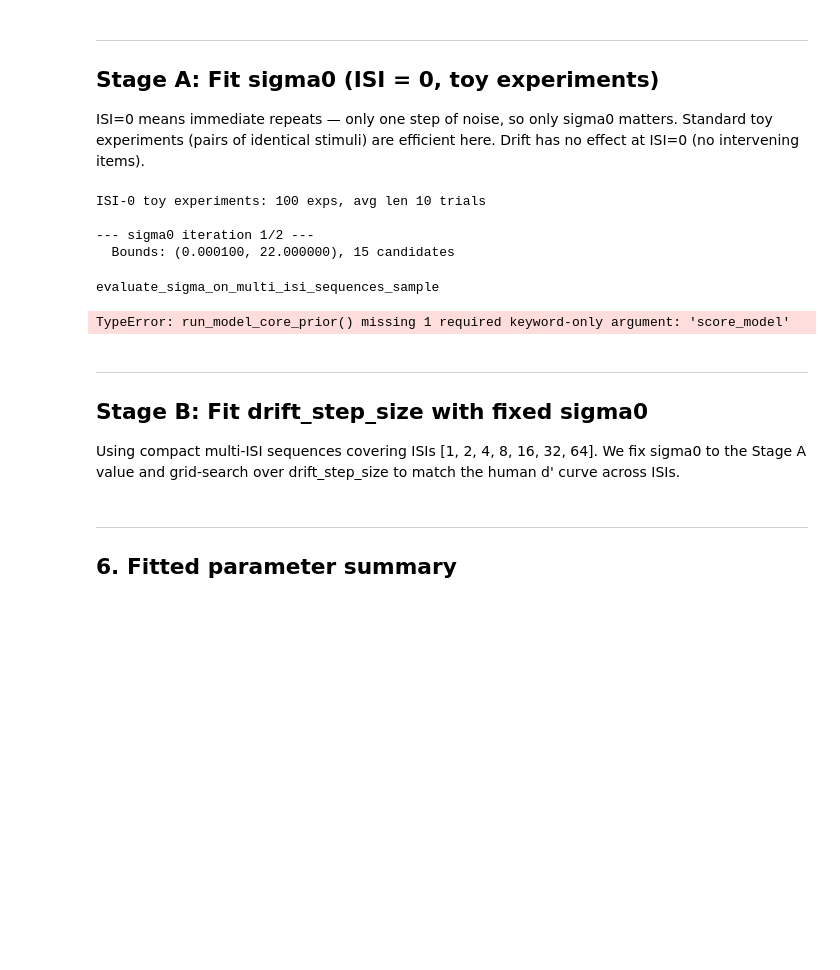
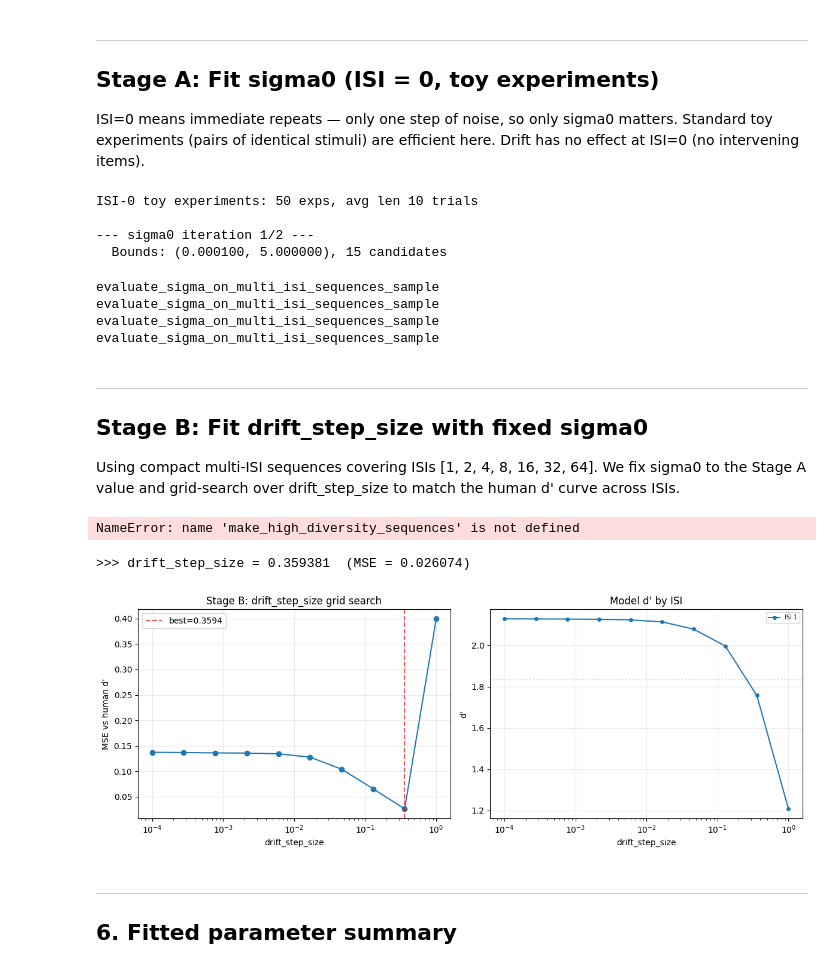
Before and after one commit to bjmedina/memory, a Jupyter notebook: notebooks/approximate_posterior_fitting.ipynb, the cells around one changed output. Drawn from its saved outputs; the diff is of its cells as text; code cells hidden in the pictures; blank space fills up the shorter version.

Commit message:
.... model seems like it works,,, but i want to see how each parameter works

```diff
--- a/notebooks/approximate_posterior_fitting.ipynb
+++ b/notebooks/approximate_posterior_fitting.ipynb
@@ -91,7 +93,7 @@ print(model_cfg)
 # %%
 # ---- experiment ----
 exp_cfg = model_cfg["experiment"]
-which_task = exp_cfg["which_task"]
+which_task = 2
 is_multi = exp_cfg["is_multi"]
 which_isi = exp_cfg.get("which_isi", None)
 
@@ -104,15 +106,15 @@ metric = model_cfg["metric"]
 noise_mode = "constant"
 
 # ---- representation: texture PCA 256D ----
-repr_cfg = model_cfg["representation"]
-time_avg = repr_cfg["time_avg"]
-encoder_type = repr_cfg.get("type", "texture")
-layer = repr_cfg.get("layer", None)
-pc_dims = repr_cfg.get("pc_dims", 256)
+repr_cfg = "texture_pca"
+time_avg = False
+encoder_type = "texture"
+layer = None
+pc_dims = 256
 
 # ---- load human data ----
 exp_list, all_files, name_to_idx, human_runs, task_name, hr_task_name = (
-    load_experiment_data(which_task, which_isi, is_multi, old=False)
+    load_experiment_data(2, 0, True, old=False)
 )
 
 human_curve = compute_human_curve(human_runs, is_multi, which_isi)
@@ -189,9 +176,9 @@ Score output norm: 1.0000 (should be ~1.0)
 ## 4. Parameter bounds & stimulus pool
 # %%
 param_bounds = {
-    "sigma0": (0.0001, 22),
+    "sigma0": (0.0001, 5),
     "sigma": (0.0001, 10),
-    "drift_step_size": (0.0001, 1.0),
+    "drift_step_size": (0.01, 1.0),
 }
 
 print("Parameter bounds:")
@@ -260,7 +247,7 @@ efficient here. Drift has no effect at ISI=0 (no intervening items).
 # %%
 isi0_exps = {
     0: make_toy_experiment_list(
-        stimulus_pool, isi=0, n_experiments=100, k_stimuli=5, seed=0
+        stimulus_pool, isi=0, n_experiments=50, k_stimuli=5, seed=0
     )
 }
 print(f"ISI-0 toy experiments: {len(isi0_exps[0])} exps, "
@@ -286,6 +273,7 @@ stage_a = fit_sigma_1d(
     n_mc=N_MC,
     n_refine_iters=N_REFINE_ITERS,
     seed=0,
+    score_model=score_fn
 )
 
 sigma0_fitted = stage_a["best_sigma"]
@@ -293,12 +281,14 @@ print(f"\n>>> sigma0 = {sigma0_fitted:.6f}  (MSE = {stage_a['best_mse']:.6f})")
 plot_sigma_fit(stage_a, human_dprimes_by_isi=sigma0_human,
                title="Stage A: sigma0 (ISI = 0)");
 # %% [output]
-ISI-0 toy experiments: 100 exps, avg len 10 trials
+ISI-0 toy experiments: 50 exps, avg len 10 trials
 
 --- sigma0 iteration 1/2 ---
-  Bounds: (0.000100, 22.000000), 15 candidates
+  Bounds: (0.000100, 5.000000), 15 candidates
 evaluate_sigma_on_multi_isi_sequences_sample
+evaluate_sigma_on_multi_isi_sequences_sample
+evaluate_sigma_on_multi_isi_sequences_sample
+evaluate_sigma_on_multi_isi_sequences_sample
-TypeError: run_model_core_prior() missing 1 required keyword-only argument: 'score_model'
 # %% [markdown]
 ---
 ## Stage B: Fit drift_step_size with fixed sigma0
@@ -307,9 +297,9 @@ Using compact multi-ISI sequences covering ISIs [1, 2, 4, 8, 16, 32, 64].
 We fix sigma0 to the Stage A value and grid-search over drift_step_size
 to match the human d' curve across ISIs.
 # %%
-SIGMA_ISIS = [1, 2, 4, 8, 16, 32, 64]
-SIGMA_LENGTH = 75
-SIGMA_N_SEQS = 20
+SIGMA_ISIS = [1,2]
+SIGMA_LENGTH = 30
+SIGMA_N_SEQS = 5
 SIGMA_MIN_PAIRS = 5
 
 sigma_exps, sigma_isi_keys = make_high_diversity_sequences(
@@ -336,6 +326,8 @@ for isi_val in SIGMA_ISIS:
     vals = sigma_isi_counts[isi_val]
     print(f"  ISI {isi_val:>2}: {np.mean(vals):.1f} +/- {np.std(vals):.1f}  "
           f"(min={min(vals)}, max={max(vals)})")
+# %% [output]
+NameError: name 'make_high_diversity_sequences' is not defined
 # %%
 # Grid search over drift_step_size, holding sigma0 fixed from Stage A.
 # Uses compact multi-ISI sequences to compute d' at each ISI.
@@ -346,9 +338,9 @@ except ImportError:
     from tqdm import tqdm
 
 DRIFT_BOUNDS = param_bounds["drift_step_size"]
-N_DRIFT_GRID = 8
-N_DRIFT_MC = 2  # MC reps per grid point; increase for final fit
-N_SEQS_PER_REP = SIGMA_N_SEQS // 2
+N_DRIFT_GRID = 10
+N_DRIFT_MC = 10  # MC reps per grid point; increase for final fit
+N_SEQS_PER_REP = 5
 
 drift_grid = np.geomspace(DRIFT_BOUNDS[0], DRIFT_BOUNDS[1], N_DRIFT_GRID)
 seq_trial_isis = [infer_trial_isis(seq) for seq in sigma_exps]
@@ -430,38 +422,40 @@ with torch.no_grad():
             best_mse = mean_mse
             best_drift = ds
 
-        if torch.cuda.is_available():
-            torch.cuda.empty_cache()
+        torch.cuda.empty_cache()
 
 print(f"\n>>> drift_step_size = {best_drift:.6f}  (MSE = {best_mse:.6f})")
 
 # Plot
 fig, (ax1, ax2) = plt.subplots(1, 2, figsize=(12, 4.5))
 
 ds_vals = [r["drift_step_size"] for r in drift_results]
 mse_vals = [r["mse_mean"] for r in drift_results]
 ax1.plot(ds_vals, mse_vals, 'o-')
 ax1.axvline(best_drift, color='red', ls='--', alpha=0.7, label=f'best={best_drift:.4f}')
 ax1.set_xscale('log')
 ax1.set_xlabel('drift_step_size')
 ax1.set_ylabel('MSE vs human d\'')
 ax1.set_title('Stage B: drift_step_size grid search')
 ax1.legend()
 ax1.grid(alpha=0.25)
 
 for isi_val in SIGMA_ISIS:
     dp_vals = [r["dprime_by_isi"].get(isi_val, np.nan) for r in drift_results]
     ax2.plot(ds_vals, dp_vals, 'o-', label=f'ISI {isi_val}', markersize=4)
     ax2.axhline(sigma_human[isi_val], color='gray', ls=':', alpha=0.3)
 ax2.set_xscale('log')
 ax2.set_xlabel('drift_step_size')
 ax2.set_ylabel("d'")
 ax2.set_title("Model d' by ISI")
 ax2.legend(fontsize=7, ncol=2)
 ax2.grid(alpha=0.25)
 
 fig.tight_layout()
 plt.show()
+# %% [output]
+>>> drift_step_size = 0.359381  (MSE = 0.026074)
+[figure, added]
 # %% [markdown]
 ---
 ## 6. Fitted parameter summary
```
Also changed, not shown: parts of 8 cells of this notebook.
